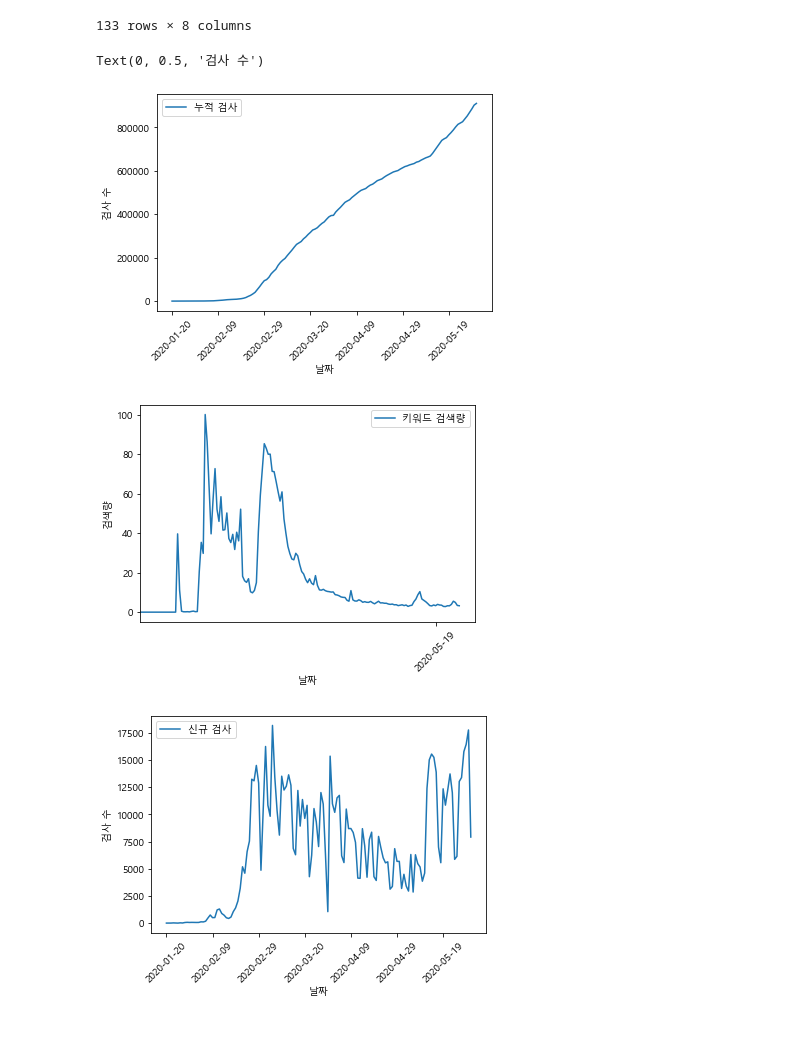
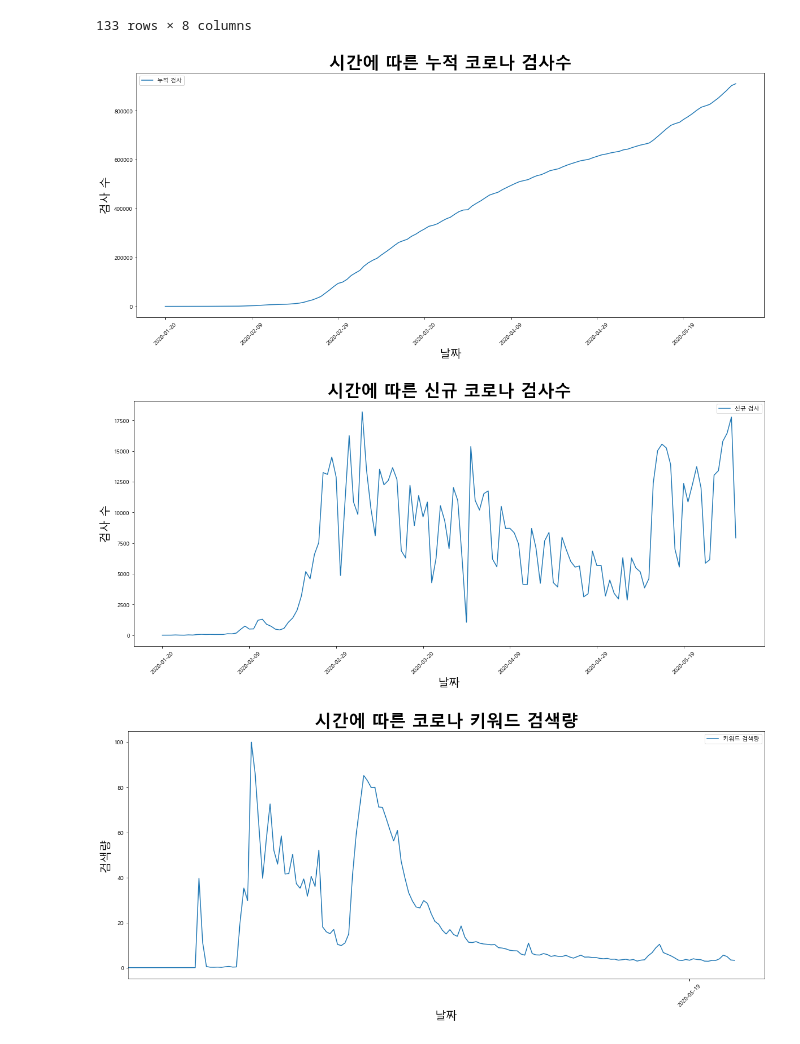
Before and after one commit to Shinest-changwon/OMG_coroan19_data_analysis, a Jupyter notebook: covid_time.ipynb, the cells around one changed output. Drawn from its saved outputs; the diff is of its cells as text; code cells hidden in the pictures.

```diff
--- a/covid_time.ipynb
+++ b/covid_time.ipynb
@@ -168,39 +151,25 @@ df_time
 | 131 | 2020-05-30 | 0 | 902901 | 865162 | 11441 | 10398 | 269 | 17781 |
 | 132 | 2020-05-31 | 0 | 910822 | 876060 | 11468 | 10405 | 270 | 7921 |
 133 rows × 8 columns
-# %%
-ax1 = df_time.plot(kind="line", x="date", y="test", label="누적 검사", rot=45)
-ax1.set_xlabel("날짜", fontsize=10)
-ax1.set_ylabel("검사 수", fontsize=10)
-
-ax2 = df_trend.plot(kind="line", x="date", y="coronavirus", label="키워드 검색량", rot=45)
-ax2.set_xlim(1450, 1620)
-ax2.set_xlabel("날짜", fontsize=10)
-ax2.set_ylabel("검색량", fontsize=10)
-
-ax3 = df_time.plot(kind="line", x="date", y="test_new", label="신규 검사", rot=45)
-ax3.set_xlabel("날짜", fontsize=10)
-ax3.set_ylabel("검사 수", fontsize=10)
-
-# fig, ax = plt.subplots(1, 2,figsize=(15,5))
-# ax[0].plot(time_time, df_time["test"])
-# ax[1].plot(trend_time, df_trend["coronavirus"])
-
-# # test
-# ax[0].set_title("시간에 따른 누적 검사수")
-# ax[0].set_xlabel("날짜")
-# ax[0].set_ylabel("검사 수")
-
-# # trend
-# ax[1].set_title("시간에 따른 키워드 검색률")
-# ax[1].set_xlabel("날짜")
-# ax[1].set_ylabel("검색률")
-# ax[1].set_xlim(["2020-01-01", "2020-05-31"])
-
-#fig.autofmt_xdate(rotation=45)
-plt.show()
-# %% [output]
-Text(0, 0.5, '검사 수')
-[figure, removed]
-[figure, removed]
-[figure, removed]
+# %%
+ax1 = df_time.plot(kind="line", x="date", y="test", label="누적 검사", rot=45, figsize=(20,8))
+ax1.set_title("시간에 따른 누적 코로나 검사수", fontsize=30, fontweight="bold")
+ax1.set_xlabel("날짜", fontsize=20)
+ax1.set_ylabel("검사 수", fontsize=20)
+
+ax2 = df_time.plot(kind="line", x="date", y="test_new", label="신규 검사", rot=45, figsize=(20,8))
+ax2.set_title("시간에 따른 신규 코로나 검사수", fontsize=30, fontweight="bold")
+ax2.set_xlabel("날짜", fontsize=20)
+ax2.set_ylabel("검사 수", fontsize=20)
+
+ax3 = df_trend.plot(kind="line", x="date", y="coronavirus", label="키워드 검색량", rot=45, figsize=(20,8))
+ax3.set_xlim(1450, 1620)
+ax3.set_title("시간에 따른 코로나 키워드 검색량", fontsize=30, fontweight="bold")
+ax3.set_xlabel("날짜", fontsize=20)
+ax3.set_ylabel("검색량", fontsize=20)
+
+plt.show()
+# %% [output]
+[figure, added]
+[figure, added]
+[figure, added]
```
Also changed, not shown: parts of 11 cells of this notebook.
